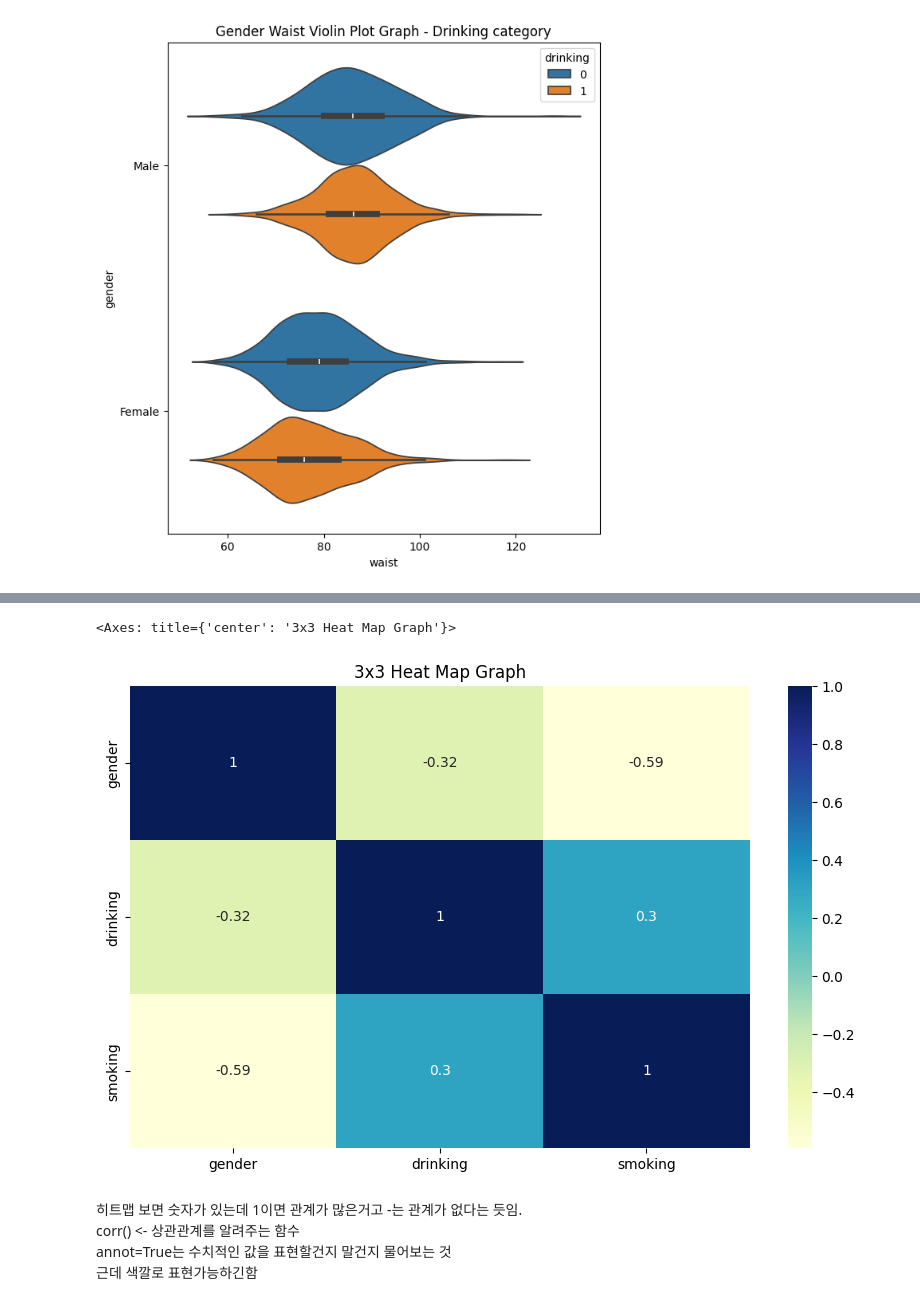
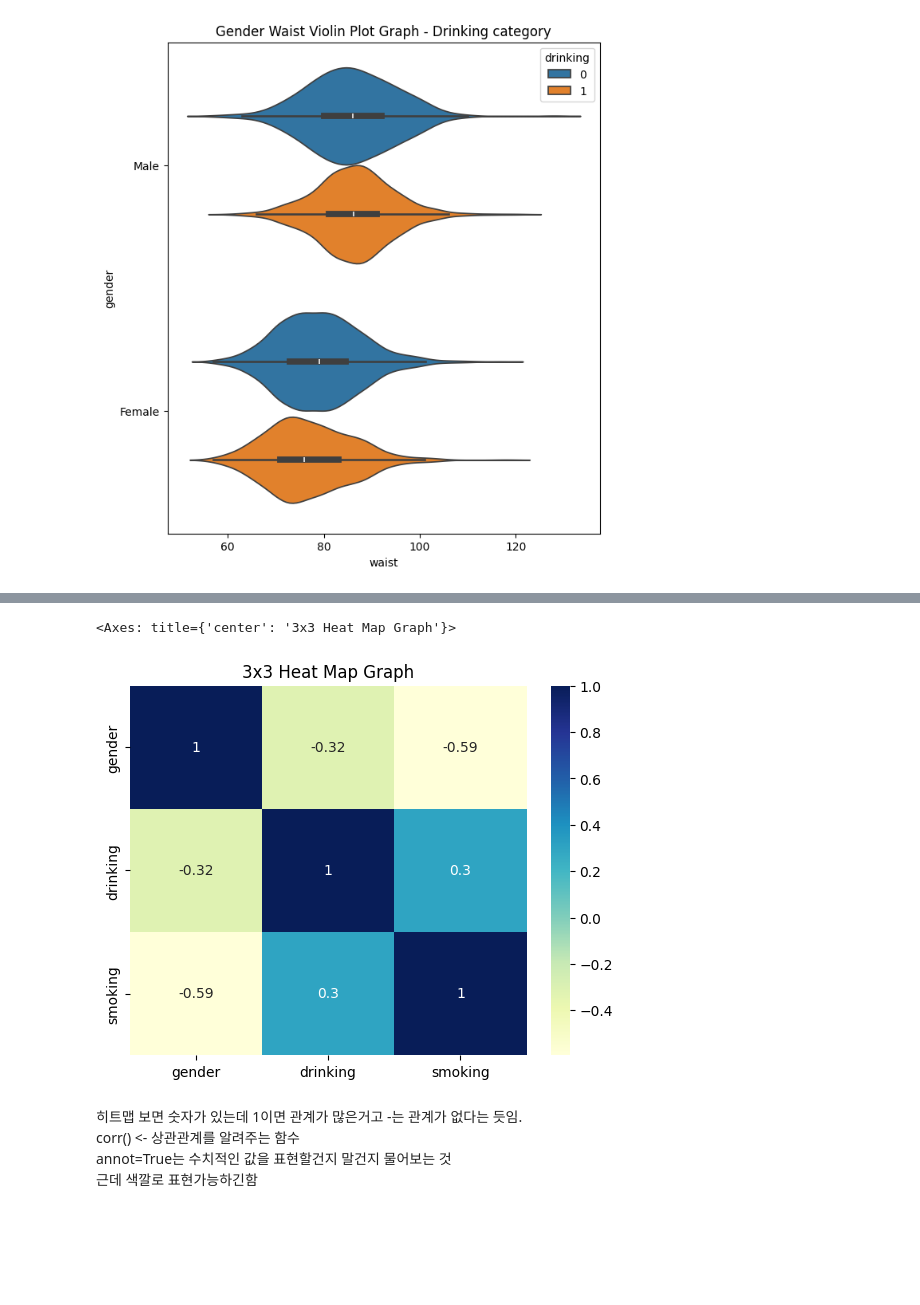
Before and after one commit to among5094/Big-Data-Integrated-Analysis, a Jupyter notebook: week05_CH05_시각화_라이브러리2/5week_CH05_시각화_라이브러리2.ipynb, the cells around one changed output, grey strips where cells are left out. Saved outputs shown, nothing was run; the diff lists cells and outputs as text; code cells hidden in the pictures; blank space fills up the shorter version.

```diff
--- a/week05_CH05_시각화_라이브러리2/5week_CH05_시각화_라이브러리2.ipynb
+++ b/week05_CH05_시각화_라이브러리2/5week_CH05_시각화_라이브러리2.ipynb
@@ -456,14 +568,20 @@ data3 = data.loc[:, ['gender', 'drinking', 'smoking']]
 data8 = data.loc[:, ['gender', 'weight', 'waist', 'drinking', 'smoking', 'cholesterol', 'HDL', 'LDL']]
 # %%
 # 3x3 히트맵 그리기
-plt.figure(figsize=(10, 6))
+# plt.figure(figsize=(10, 6)) # 도화지 크기 설정
 plt.title('3x3 Heat Map Graph')
 
-correlation_data3 = data3.corr() # corr()
-sns.heatmap(correlation_data3, annot=True, cmap='YlGnBu')
+# 상관계수 행렬 계산
+correlation_data3 = data3.corr()
+# corr() -> 데이터프레임에서 수치형 변수들 간의 상관계수를 계산
+
+# 히트맵 시각화
+sns.heatmap(correlation_data3, # 계산된 상관계수 행렬 입력
+            annot=True, # 각 셀에 상관계수 숫자를 표시
+            cmap='YlGnBu') # 색상 팔레트: 연노랑(Yellow) → 초록(Green) → 파랑(Blue) 순으로
 # %% [output]
 <Axes: title={'center': '3x3 Heat Map Graph'}>
-[figure, old version]
+[figure, new version]
 # %% [markdown]
 히트맵 보면 숫자가 있는데 1이면 관계가 많은거고 -는 관계가 없다는 듯임.
 corr() <- 상관관계를 알려주는 함수
```
Also changed, not shown: parts of 43 cells of this notebook.
